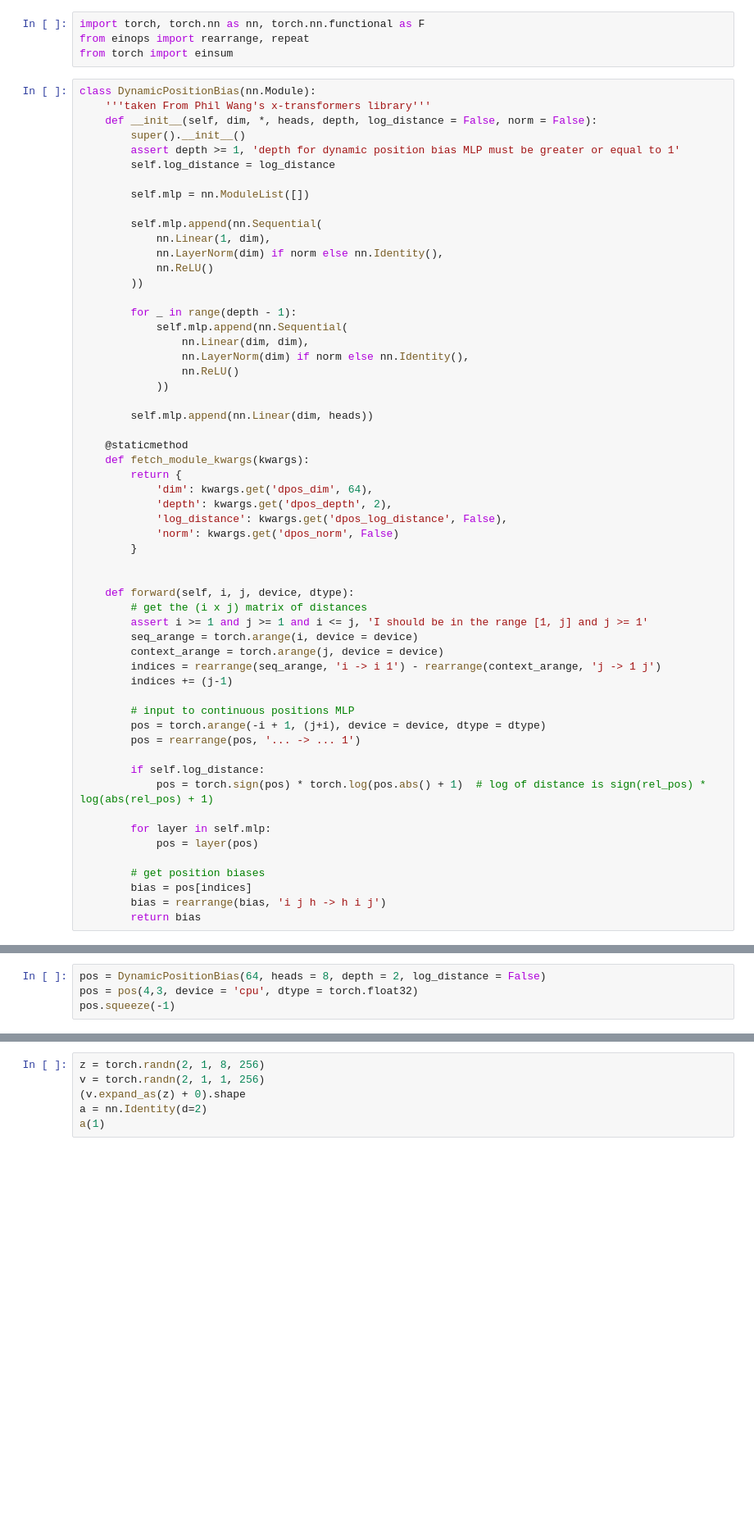
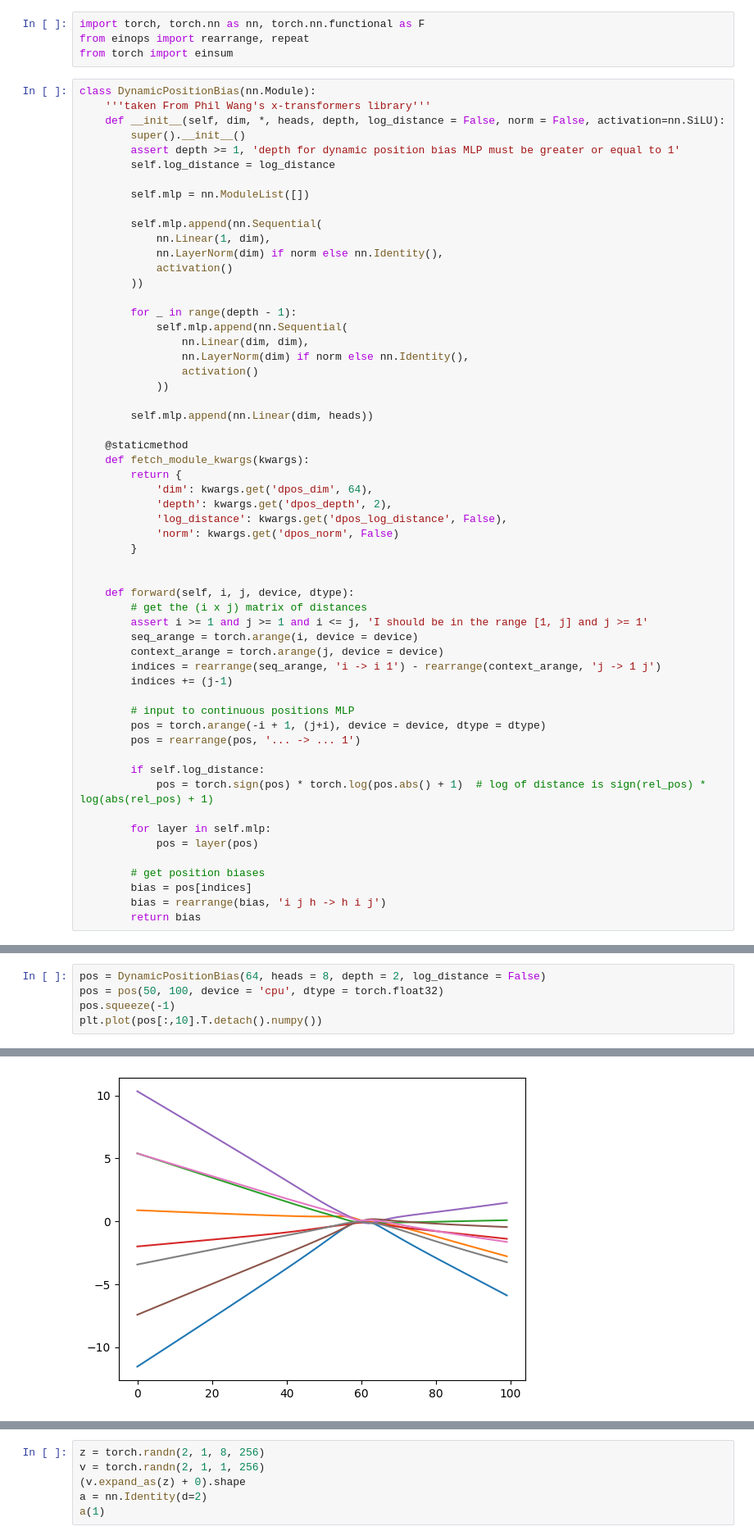
Before and after one commit to robflynnyh/asr_training_scripts, a Jupyter notebook: lm/Untitled-1.ipynb, the cells around one changed output, grey strips where cells are left out. Shown at 82% size. Saved outputs shown, nothing was run; the diff lists cells and outputs as text; blank space fills up the shorter version.

```diff
--- a/lm/Untitled-1.ipynb
+++ b/lm/Untitled-1.ipynb
@@ -5,7 +5,7 @@ from torch import einsum
 # %%
 class DynamicPositionBias(nn.Module):
     '''taken From Phil Wang's x-transformers library'''
-    def __init__(self, dim, *, heads, depth, log_distance = False, norm = False):
+    def __init__(self, dim, *, heads, depth, log_distance = False, norm = False, activation=nn.SiLU):
         super().__init__()
         assert depth >= 1, 'depth for dynamic position bias MLP must be greater or equal to 1'
         self.log_distance = log_distance
@@ -15,14 +15,14 @@ class DynamicPositionBias(nn.Module):
         self.mlp.append(nn.Sequential(
             nn.Linear(1, dim),
             nn.LayerNorm(dim) if norm else nn.Identity(),
-            nn.ReLU()
+            activation()
         ))
 
         for _ in range(depth - 1):
             self.mlp.append(nn.Sequential(
                 nn.Linear(dim, dim),
                 nn.LayerNorm(dim) if norm else nn.Identity(),
-                nn.ReLU()
+                activation()
             ))
 
         self.mlp.append(nn.Linear(dim, heads))
@@ -83,5 +62,6 @@ DynamicPositionBias(
 # %%
 pos = DynamicPositionBias(64, heads = 8, depth = 2, log_distance = False)
-pos = pos(4,3, device = 'cpu', dtype = torch.float32)
+pos = pos(50, 100, device = 'cpu', dtype = torch.float32)
 pos.squeeze(-1)
+plt.plot(pos[:,10].T.detach().numpy())
 # %% [output]
@@ -89,3 +76,4 @@ AssertionError: I should be in the range [1, j] and j >= 1
+[figure, added]
 # %%
 class ReLUSquared(nn.Module):
     def forward(self, x):
```
Also changed, not shown: parts of 51 cells of this notebook, 3 other files.
